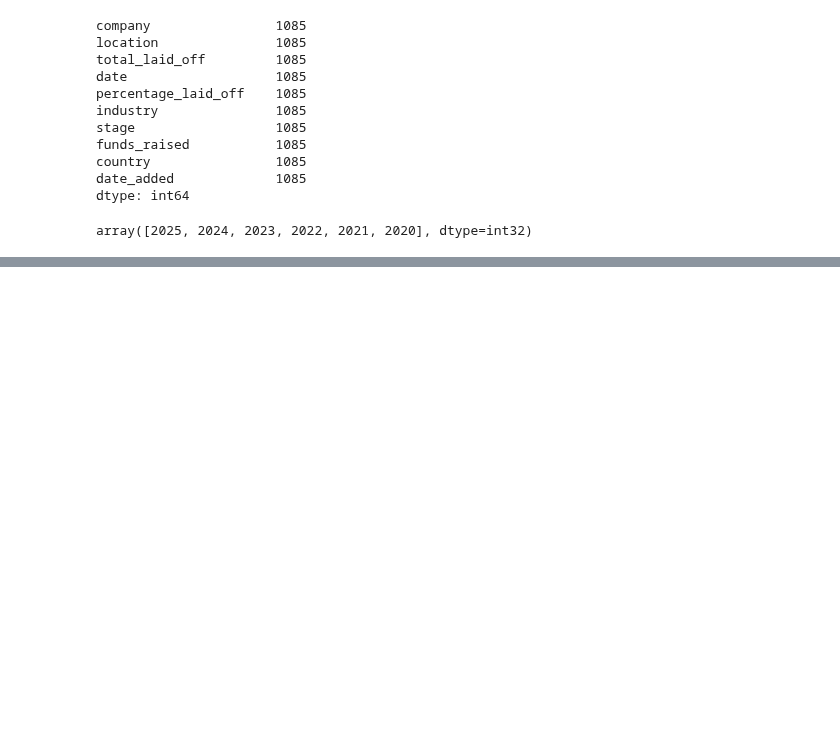
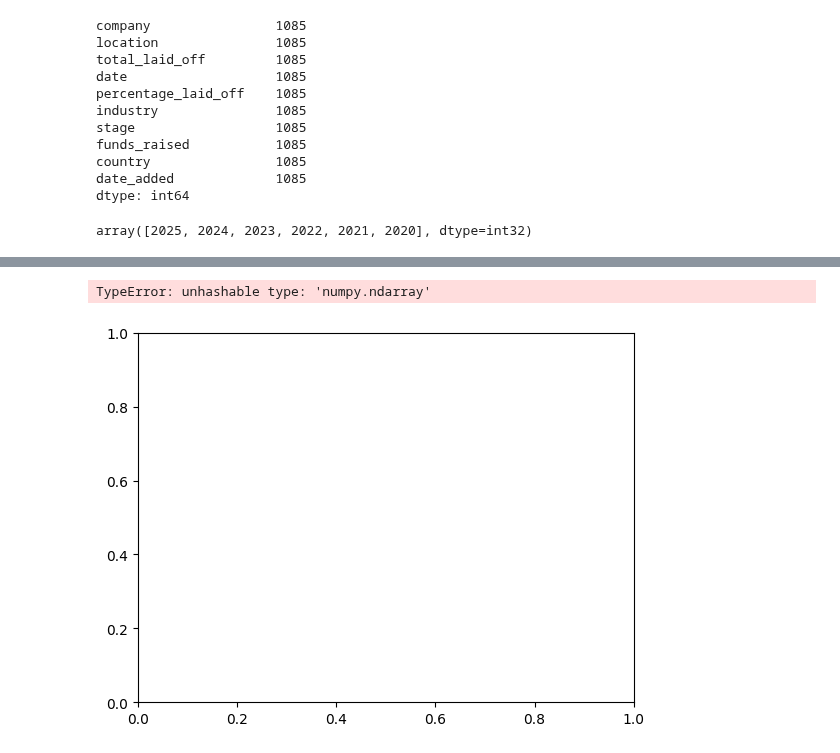
Before and after one commit to neerajcodes888/Recent-Layoffs-Case-Study, a Jupyter notebook: study.ipynb, the cells around one changed output, grey strips where cells are left out. Cells and saved outputs as stored; diff of their text form; code cells hidden in the pictures; blank space fills up the shorter version.

```diff
--- a/study.ipynb
+++ b/study.ipynb
@@ -529,3 +529,6 @@ dtype: int64
 data['date'].dt.year.unique()
 # %% [output]
 array([2025, 2024, 2023, 2022, 2021, 2020], dtype=int32)
+# %%
+ind_data = data[data['country']=='India']
+usa_data = data[data['country']=='United States']
@@ -531,0 +557,5 @@ array([2025, 2024, 2023, 2022, 2021, 2020], dtype=int32)
+# %%
+plt.bar(ind_data.index,ind_data.values,usa_data.values)
+# %% [output]
+TypeError: unhashable type: 'numpy.ndarray'
+[figure, added]
```
Also changed, not shown: parts of 3 cells of this notebook.
